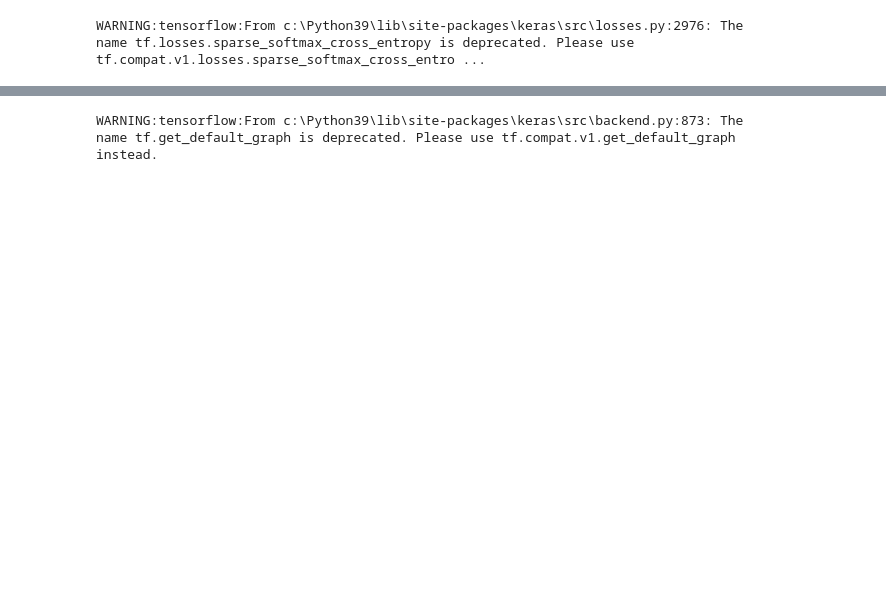
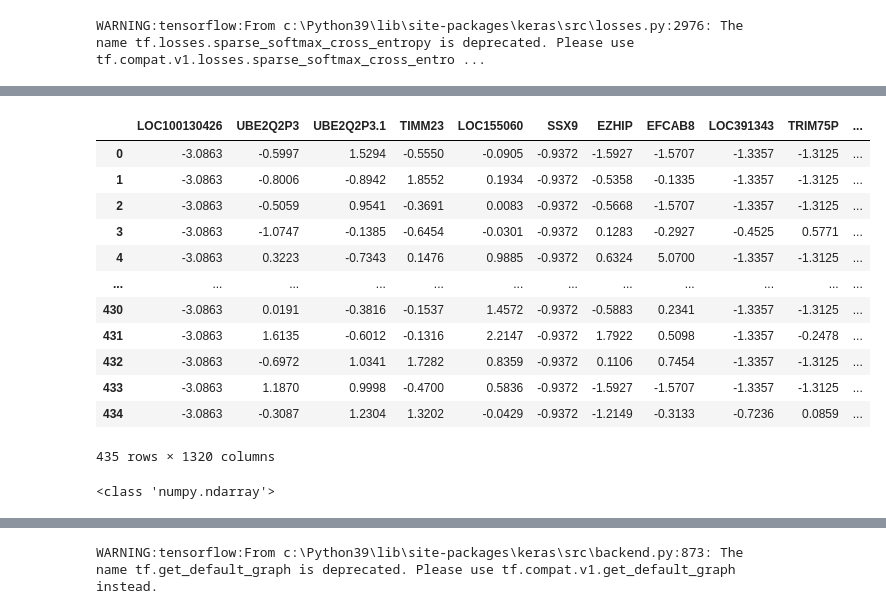
Before and after one commit to NitTheKit/KidneyCancerML, a Jupyter notebook: tensorflow_zscore.ipynb, the cells around one changed output, grey strips where cells are left out. Saved outputs shown, nothing was run; the diff lists cells and outputs as text; code cells hidden in the pictures; blank space fills up the shorter version.

```diff
--- a/tensorflow_zscore.ipynb
+++ b/tensorflow_zscore.ipynb
@@ -12,2 +19,20 @@ from sklearn.model_selection import train_test_split
 # %% [output]
 WARNING:tensorflow:From c:\Python39\lib\site-packages\keras\src\losses.py:2976: The name tf.losses.sparse_softmax_cross_entropy is deprecated. Please use tf.compat.v1.losses.sparse_softmax_cross_entro ...
+# %%
+#load preprocessed data
+mrna_x = pd.read_csv('zscore.csv')
+mrna_x.drop(columns=mrna_x.columns[0], axis=1, inplace=True)
+#mrna_x.drop('target', axis=1, inplace=True)
+y = np.load('processed_recurrence_data_zscore.npy')
+selector = VarianceThreshold(0.2)
+vars = selector.fit_transform(mrna_x)
+print(vars.shape)
+print(mrna_x.shape)
+X_train, X_test, y_train, y_test = train_test_split(mrna_x.values, y,
+                                                    train_size=0.75, test_size=0.25)
+
+age = np.load('age_data.npy')
+gender = np.load('gender_data.npy')
+stage = np.load('stage_data.npy')
+
+# Try using lasso (feature selection), feature importance, shap
@@ -13,0 +74,4 @@ WARNING:tensorflow:From c:\Python39\lib\site-packages\keras\src\losses.py:2976:
+# %%
+names=mrna_x.columns
+print("Column Names: {}".format(names.values))
+print(len(names))
@@ -13,0 +81,21 @@ WARNING:tensorflow:From c:\Python39\lib\site-packages\keras\src\losses.py:2976:
+# %%
+# calling the model with the best parameter
+lasso1 = Lasso(alpha=0.00001)
+lasso1.fit(X_train, y_train)
+
+# Using np.abs() to make coefficients positive.
+lasso1_coef = np.abs(lasso1.coef_)
+# %%
+feature_subset=np.array(names)[lasso1_coef>0.001]
+print("Selected Feature Columns: {}".format(feature_subset))
+print(len(feature_subset))
+
+lasso_x = mrna_x[feature_subset]
+print(lasso_x.shape)
+
+lasso_x['Age'] = age
+lasso_x['Gender'] = gender
+lasso_x['Stage'] = stage
+
+X_train, X_test, y_train, y_test = train_test_split(lasso_x.values, y,
+                                                    train_size=0.75, test_size=0.25, shuffle=True, random_state=123)
@@ -14 +121,17 @@ WARNING:tensorflow:From c:\Python39\lib\site-packages\keras\src\losses.py:2976:
+# %%
+lasso_x
+# %% [output]
+|  | LOC100130426 | UBE2Q2P3 | UBE2Q2P3.1 | TIMM23 | LOC155060 | SSX9 | EZHIP | EFCAB8 | LOC391343 | TRIM75P | ... |
+| 0 | -3.0863 | -0.5997 | 1.5294 | -0.5550 | -0.0905 | -0.9372 | -1.5927 | -1.5707 | -1.3357 | -1.3125 | ... |
+| 1 | -3.0863 | -0.8006 | -0.8942 | 1.8552 | 0.1934 | -0.9372 | -0.5358 | -0.1335 | -1.3357 | -1.3125 | ... |
+| 2 | -3.0863 | -0.5059 | 0.9541 | -0.3691 | 0.0083 | -0.9372 | -0.5668 | -1.5707 | -1.3357 | -1.3125 | ... |
+| 3 | -3.0863 | -1.0747 | -0.1385 | -0.6454 | -0.0301 | -0.9372 | 0.1283 | -0.2927 | -0.4525 | 0.5771 | ... |
+| 4 | -3.0863 | 0.3223 | -0.7343 | 0.1476 | 0.9885 | -0.9372 | 0.6324 | 5.0700 | -1.3357 | -1.3125 | ... |
+| ... | ... | ... | ... | ... | ... | ... | ... | ... | ... | ... | ... |
+| 430 | -3.0863 | 0.0191 | -0.3816 | -0.1537 | 1.4572 | -0.9372 | -0.5883 | 0.2341 | -1.3357 | -1.3125 | ... |
+| 431 | -3.0863 | 1.6135 | -0.6012 | -0.1316 | 2.2147 | -0.9372 | 1.7922 | 0.5098 | -1.3357 | -0.2478 | ... |
+| 432 | -3.0863 | -0.6972 | 1.0341 | 1.7282 | 0.8359 | -0.9372 | 0.1106 | 0.7454 | -1.3357 | -1.3125 | ... |
+| 433 | -3.0863 | 1.1870 | 0.9998 | -0.4700 | 0.5836 | -0.9372 | -1.5927 | -1.5707 | -1.3357 | -1.3125 | ... |
+| 434 | -3.0863 | -0.3087 | 1.2304 | 1.3202 | -0.0429 | -0.9372 | -1.2149 | -0.3133 | -0.7236 | 0.0859 | ... |
+435 rows × 1320 columns
 # %%
@@ -20,0 +140,13 @@ X_train, X_test, y_train, y_test = train_test_split(mrna_x, y,
+# %%
+pos_x_train = []
+neg_x_train = []
+print(type(X_train))
+for i in range(len(X_train)):
+    if y_train[i] == 1:
+        pos_x_train.append(X_train[i])
+    else:
+        neg_x_train.append(X_train[i])
+pos_x_train = np.array(pos_x_train)
+neg_x_train = np.array(neg_x_train)
+# %% [output]
+<class 'numpy.ndarray'>
```
Also changed, not shown: parts of 26 cells of this notebook, 12 other files.
